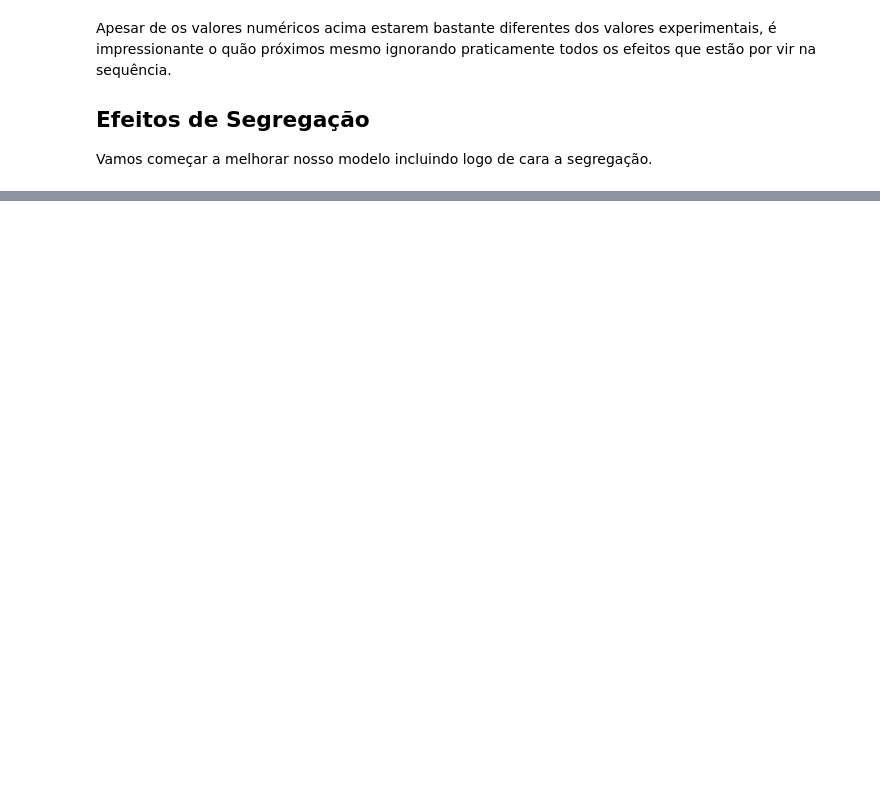
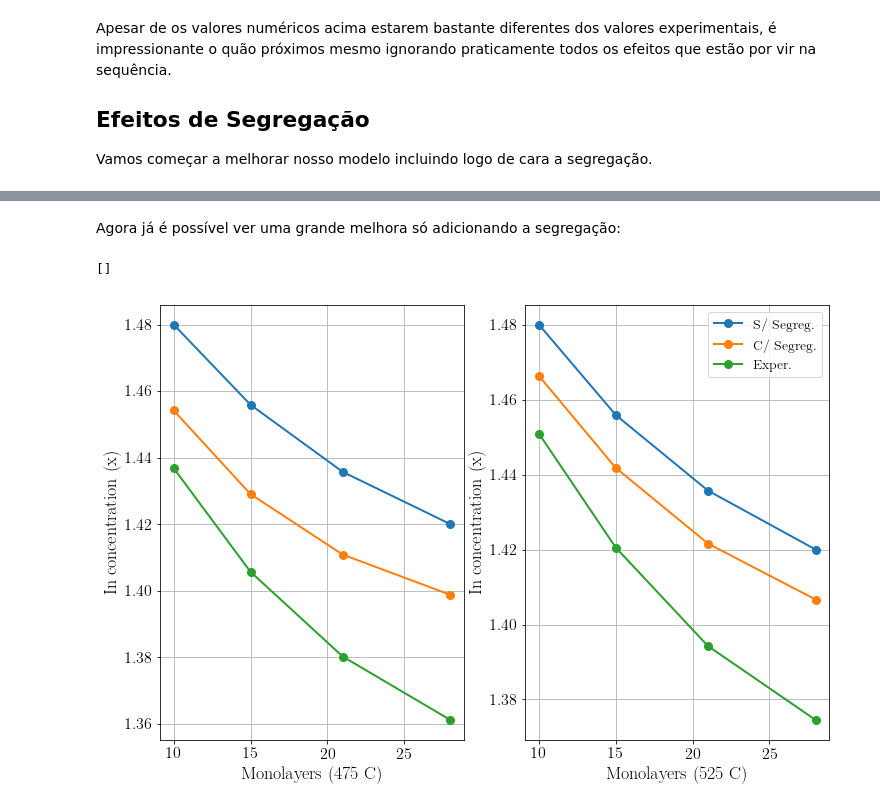
Before and after one commit to thiagolcmelo/time-evolution, a Jupyter notebook: indium-segregation.ipynb, the cells around one changed output, grey strips where cells are left out. Drawn from its saved outputs; the diff is of its cells as text; code cells hidden in the pictures; blank space fills up the shorter version.

```diff
--- a/indium-segregation.ipynb
+++ b/indium-segregation.ipynb
@@ -374,0 +511,32 @@ Vamos começar a melhorar nosso modelo incluindo logo de cara a segregação.
+# %% [markdown]
+Agora já é possível ver uma grande melhora só adicionando a segregação:
+# %%
+pl_simple_475 = pl_numeric['very_simple'][475]
+pl_simple_525 = pl_numeric['very_simple'][525]
+pl_segreg_475 = pl_numeric['segregation_only'][475]
+pl_segreg_525 = pl_numeric['segregation_only'][525]
+pl_experi_475 = samples[475]
+pl_experi_525 = samples[525]
+ml_grid       = samples['ml']
+
+fig, (ax1, ax2) = plt.subplots(1,2)
+
+sim475, = ax1.plot(ml_grid, pl_simple_475, '-o', label='Sem segregação')
+seg475, = ax1.plot(ml_grid, pl_segreg_475, '-o', label='Com segregação')
+exp475, = ax1.plot(ml_grid, pl_experi_475, '-o', label='Experimental')
+ax1.grid(True)
+ax1.set_xlabel('Monolayers (475 C)')
+ax1.set_ylabel('In concentration (x)')
+
+sim525, = ax2.plot(ml_grid, pl_simple_525, '-o', label='Sem segregação')
+seg525, = ax2.plot(ml_grid, pl_segreg_525, '-o', label='Com segregação')
+exp525, = ax2.plot(ml_grid, pl_experi_525, '-o', label='Experimental')
+ax2.grid(True)
+ax2.set_xlabel('Monolayers (525 C)')
+ax2.set_ylabel('In concentration (x)')
+
+plt.legend([sim475, seg475, exp475], ['S/ Segreg.','C/ Segreg.','Exper.'], loc='best')
+plt.plot()
+# %% [output]
+[]
+[figure, added]
```
Also changed, not shown: parts of 30 cells of this notebook, 11 other files.
